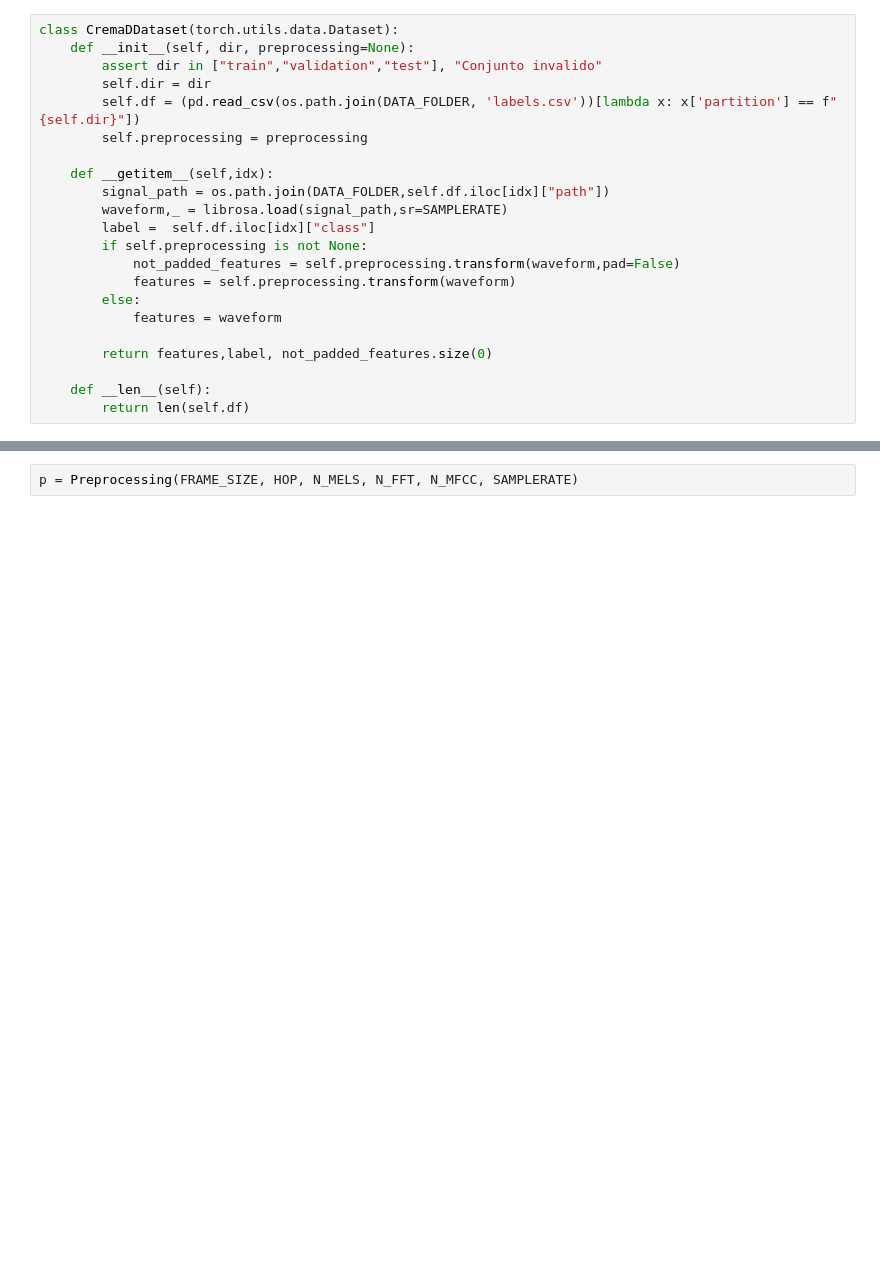
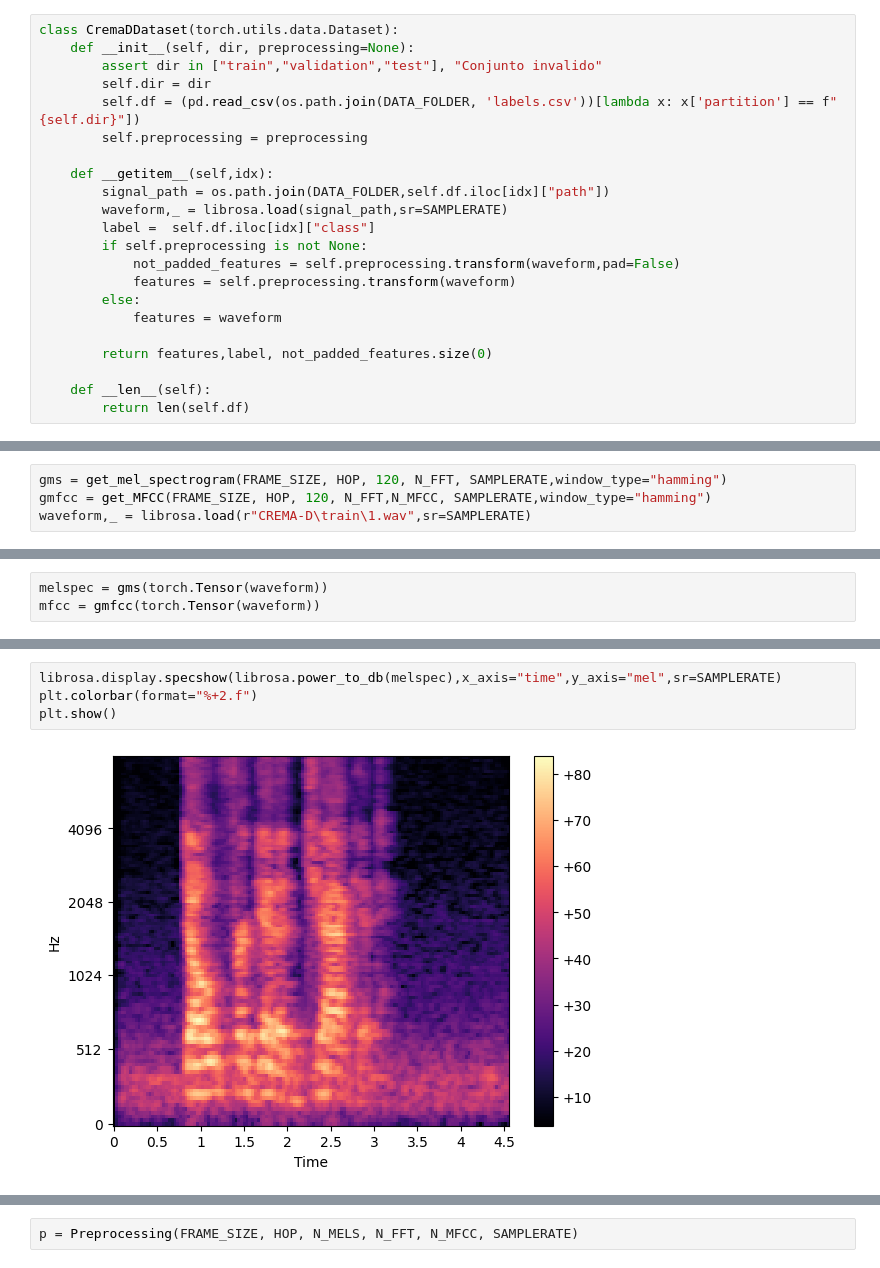
Before and after one commit to sbstnvsqz0/EL7060, a Jupyter notebook: T2/pruebas.ipynb, the cells around one changed output, grey strips where cells are left out. Cells and saved outputs as stored; diff of their text form; blank space fills up the shorter version.

```diff
--- a/T2/pruebas.ipynb
+++ b/T2/pruebas.ipynb
@@ -46,0 +91,4 @@ from src.utils.utils import get_MFCC
+# %%
+gms = get_mel_spectrogram(FRAME_SIZE, HOP, 120, N_FFT, SAMPLERATE,window_type="hamming")
+gmfcc = get_MFCC(FRAME_SIZE, HOP, 120, N_FFT,N_MFCC, SAMPLERATE,window_type="hamming")
+waveform,_ = librosa.load(r"CREMA-D\train\1.wav",sr=SAMPLERATE)
@@ -46,0 +130,3 @@ from src.utils.utils import get_MFCC
+# %%
+melspec = gms(torch.Tensor(waveform))
+mfcc = gmfcc(torch.Tensor(waveform))
@@ -46,0 +153,6 @@ from src.utils.utils import get_MFCC
+# %%
+librosa.display.specshow(librosa.power_to_db(melspec),x_axis="time",y_axis="mel",sr=SAMPLERATE)
+plt.colorbar(format="%+2.f")
+plt.show()
+# %% [output]
+[figure, added]
```
Also changed, not shown: parts of 41 cells of this notebook, 9 other files.
